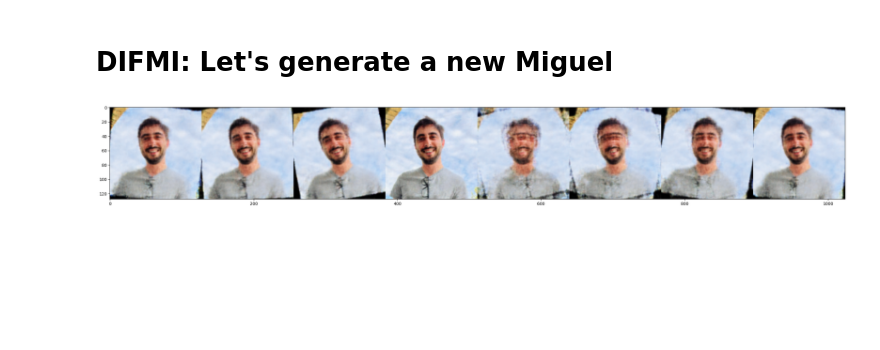
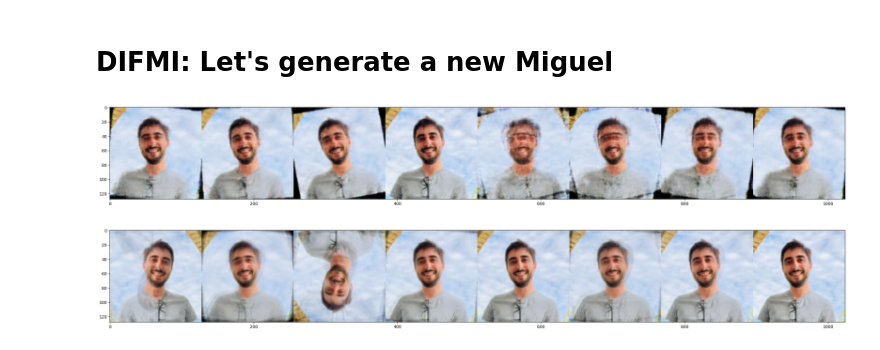
Before and after one commit to joabreu/difmi, a Jupyter notebook: difmi.ipynb, the cells around one changed output. Drawn from its saved outputs; the diff is of its cells as text; code cells hidden in the pictures; blank space fills up the shorter version.

Commit message:
Update notebook with Linear-based VAE results
Signed-off-by: Jose Abreu <miguel.lima92@gmail.com>

```diff
--- a/difmi.ipynb
+++ b/difmi.ipynb
@@ -32,3 +32,23 @@ x = model.show_images(cols=4, rows=2)
 utils.misc.plot_images(x)
 # %% [output]
 [figure]
+# %%
+lmodel = models.vae.LinearModel(
+    image_shape=image_shape,
+    hidden_dim=400,
+    latent_dim=100
+)
+
+utils.train.train_helper(
+    model=lmodel,
+    train_loader=dataset,
+    loss_fn=lmodel.loss_fn,
+    lr=1e-5,
+    epochs=2000,
+    device="cuda"
+)
+# %%
+x = lmodel.show_images(cols=4, rows=2)
+utils.misc.plot_images(x)
+# %% [output]
+[figure, added]
```
